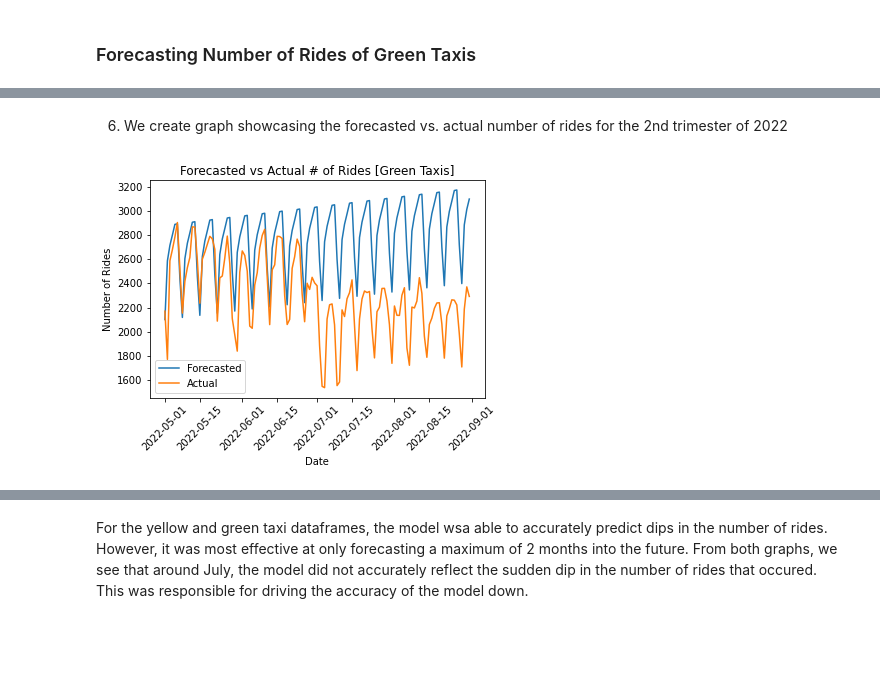
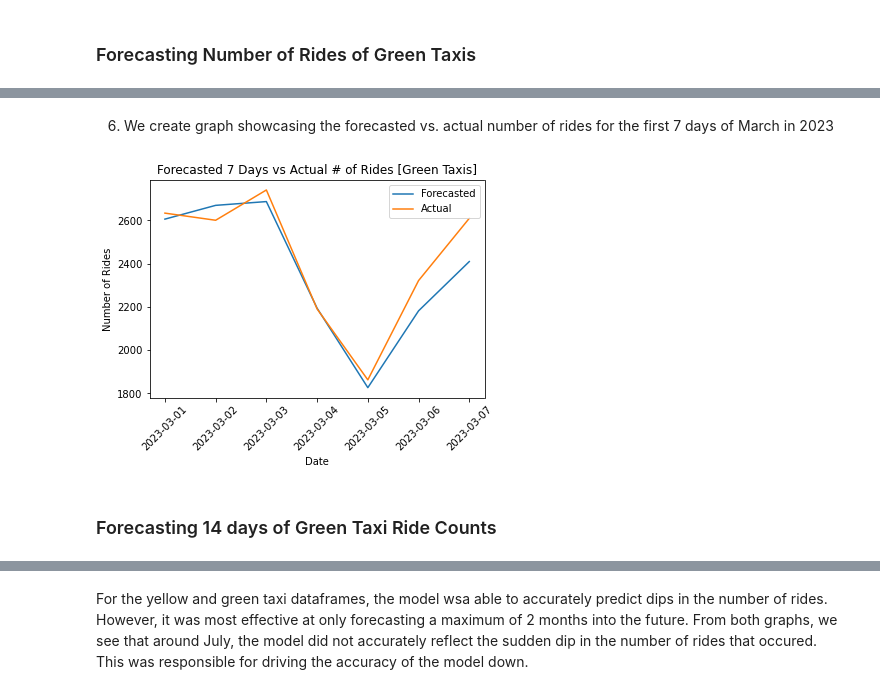
Before and after one commit to ngiorda4/NYC-Taxi-Analysis-and-Forecasting, a Jupyter notebook: 4_NGtemporal_spatial_data_analysis.ipynb, the cells around one changed output, grey strips where cells are left out. Saved outputs shown, nothing was run; the diff lists cells and outputs as text; code cells hidden in the pictures; blank space fills up the shorter version.

Commit message:
Updated Forecasts

```diff
--- a/4_NGtemporal_spatial_data_analysis.ipynb
+++ b/4_NGtemporal_spatial_data_analysis.ipynb
@@ -417,8 +429,8 @@ base_url_green = "https://d37ci6vzurychx.cloudfront.net/trip-data/green_tripdata
 zones_url = 'https://drive.google.com/file/d/12VgjWXkyEBsxzuKFxIkAevEbao85ei0T/view?usp=sharing'
 
 # Define the months and year you're interested in
-months = ['05', '06', '07', '08']
-year = '2022'
+months = ['03']
+year = '2023'
 
 # Create empty lists to store the dataframes
 df_yellow_list = []
@@ -567,8 +711,8 @@ base_url_green = "https://d37ci6vzurychx.cloudfront.net/trip-data/green_tripdata
 zones_url = 'https://drive.google.com/file/d/12VgjWXkyEBsxzuKFxIkAevEbao85ei0T/view?usp=sharing'
 
 # Define the months and year you're interested in
-months = ['01', '02', '03', '04']
-year = '2022'
+months = ['03']
+year = '2023'
 
 # Create empty lists to store the dataframes
 df_yellow_list = []
@@ -673,11 +769,0 @@ df_with_coord_green.rename(columns={'lat_x': 'PU_lat', 'lng_x': 'PU_lng', 'lat_y
-# %%
-df_with_coord_green['pickup_datetime'] = pd.to_datetime(df_with_coord_green['lpep_pickup_datetime'])
-df_with_coord_green['date'] = df_with_coord_green['pickup_datetime'].dt.floor('D')
-df_with_coord_green_2022 = df_with_coord_green[df_with_coord_green['pickup_datetime'].dt.year == 2022]
-df_rides_actual = df_with_coord_green_2022['date'].value_counts().reset_index()
-df_rides_actual.columns = ['date', 'number_of_rides']
-df_rides_actual = df_rides_actual.sort_values('date').reset_index(drop=True)
-df_rides_actual = df_rides_actual.drop(range(0, 10)).reset_index(drop=True)
-df_rides_actual = df_rides_actual.drop(df_rides_actual.index[123])
-
-df_rides_actual.head()
@@ -704,27 +783,27 @@ model = Prophet()
 model.fit(df_prophet)
 
 # Create a DataFrame with future dates
-future_dates = model.make_future_dataframe(periods=123, freq='D')  # 123 days for the next 4 months
+future_dates = model.make_future_dataframe(periods=7, freq='D')  # 120 days for the next 4 months
 
 # Generate the forecast
 forecast = model.predict(future_dates)
 
-# Filter the forecast for the next 4 months
-forecast_next_4_months = forecast.tail(123)  # Select the last 123 rows
+# Filter the forecast for the next 7 days
+forecast_next_7_days = forecast.tail(7)  # Select the last 120 rows
 
 # Select the relevant columns
-forecast_next_4_months = forecast_next_4_months[['ds', 'yhat']]
-forecast_next_4_months.columns = ['date', 'number_of_rides_forecast']
+forecast_next_7_days = forecast_next_7_days[['ds', 'yhat']]
+forecast_next_7_days.columns = ['date', 'number_of_rides_forecast']
 
 # Reset the index
-forecast_next_4_months.reset_index(drop=True, inplace=True)
+forecast_next_7_days.reset_index(drop=True, inplace=True)
 
 # Prepare the actual values DataFrame (assuming you have another DataFrame named 'df_actual' with the actual values)
 df_actual = df_rides_actual[['date', 'number_of_rides']]
 df_actual.columns = ['date', 'number_of_rides_actual']
 
 # Merge the forecasted and actual values DataFrames
-df_compare = pd.merge(forecast_next_4_months, df_actual, on='date', how='inner')
+df_compare = pd.merge(forecast_next_7_days, df_actual, on='date', how='inner')
 
 # Calculate accuracy metrics
 mae = mean_absolute_error(df_compare['number_of_rides_actual'], df_compare['number_of_rides_forecast'])
@@ -740,33 +819,29 @@ Root Mean Squared Error (RMSE): 571.872884471159
 # %% [markdown]
-6. We create graph showcasing the forecasted vs. actual number of rides for the 2nd trimester of 2022
+6. We create graph showcasing the forecasted vs. actual number of rides for the first 7 days of March in 2023
 # %%
 import numpy as np
 import matplotlib.pyplot as plt
 
 # Convert columns to NumPy arrays
-forecast_dates = np.array(forecast_next_4_months['date'])
-forecast_values = np.array(forecast_next_4_months['number_of_rides_forecast'])
+forecast_dates = np.array(forecast_next_7_days['date'])
+forecast_values = np.array(forecast_next_7_days['number_of_rides_forecast'])
 actual_dates = np.array(df_actual['date'])
 actual_values = np.array(df_actual['number_of_rides_actual'])
 
 # Plotting the forecasted values
 plt.plot(forecast_dates, forecast_values, label='Forecasted')
 
 # Plotting the actual values
 plt.plot(actual_dates, actual_values, label='Actual')
 
 # Set labels and title
 plt.xlabel('Date')
 plt.ylabel('Number of Rides')
-plt.title('Forecasted vs Actual # of Rides [Green Taxis]')
-
+plt.title('Forecasted 7 Days vs Actual # of Rides [Green Taxis]')
 plt.xticks(rotation=45)
-
-
-# Add legend
 plt.legend()
-
-# Display the plot
 plt.show()
 # %% [output]
-[figure, old version]
+[figure, new version]
+# %% [markdown]
+### Forecasting 14 days of Green Taxi Ride Counts
```
Also changed, not shown: parts of 27 cells of this notebook.
